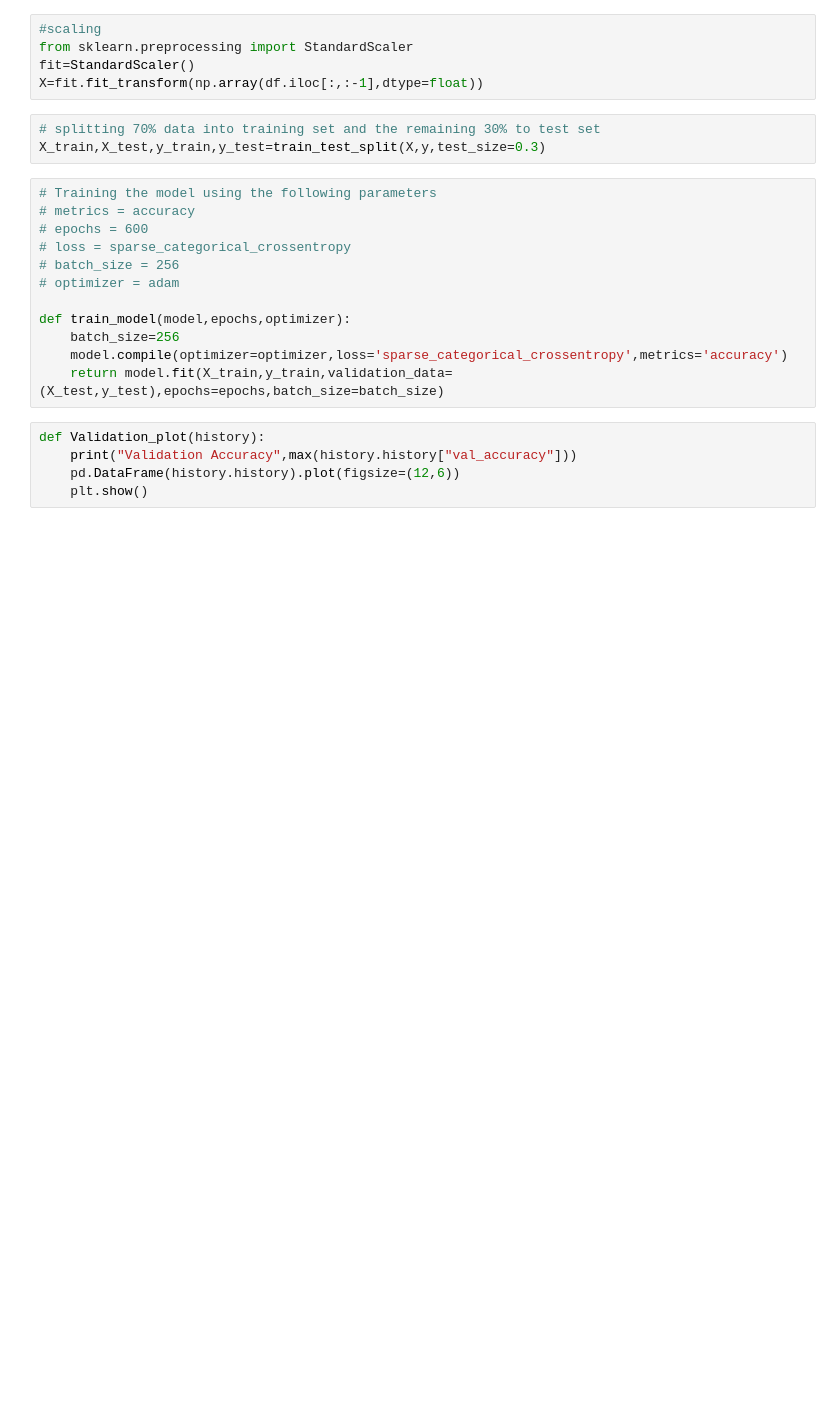
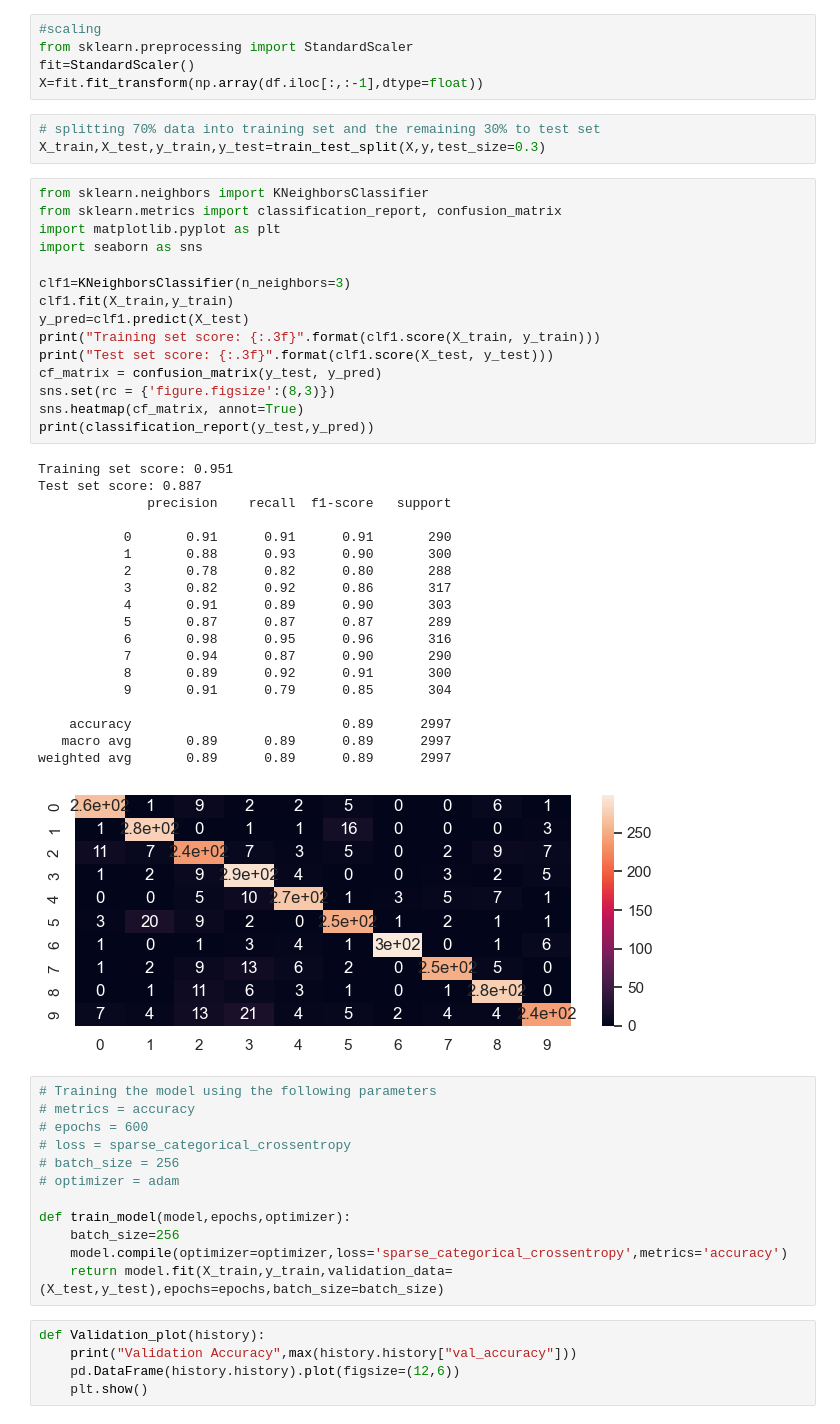
Before and after one commit to adhi-26/Music-Genre-Classification, a Jupyter notebook: music_genre_classification.ipynb, the cells around one changed output. Cells and saved outputs as stored; diff of their text form; blank space fills up the shorter version.

```diff
--- a/music_genre_classification.ipynb
+++ b/music_genre_classification.ipynb
@@ -173,6 +173,41 @@ X=fit.fit_transform(np.array(df.iloc[:,:-1],dtype=float))
 # %%
 # splitting 70% data into training set and the remaining 30% to test set
 X_train,X_test,y_train,y_test=train_test_split(X,y,test_size=0.3)
+# %%
+from sklearn.neighbors import KNeighborsClassifier
+from sklearn.metrics import classification_report, confusion_matrix
+import matplotlib.pyplot as plt
+import seaborn as sns
+
+clf1=KNeighborsClassifier(n_neighbors=3)
+clf1.fit(X_train,y_train)
+y_pred=clf1.predict(X_test)
+print("Training set score: {:.3f}".format(clf1.score(X_train, y_train)))
+print("Test set score: {:.3f}".format(clf1.score(X_test, y_test)))
+cf_matrix = confusion_matrix(y_test, y_pred)
+sns.set(rc = {'figure.figsize':(8,3)})
+sns.heatmap(cf_matrix, annot=True)
+print(classification_report(y_test,y_pred))
+# %% [output]
+Training set score: 0.951
+Test set score: 0.887
+              precision    recall  f1-score   support
+
+           0       0.91      0.91      0.91       290
+           1       0.88      0.93      0.90       300
+           2       0.78      0.82      0.80       288
+           3       0.82      0.92      0.86       317
+           4       0.91      0.89      0.90       303
+           5       0.87      0.87      0.87       289
+           6       0.98      0.95      0.96       316
+           7       0.94      0.87      0.90       290
+           8       0.89      0.92      0.91       300
+           9       0.91      0.79      0.85       304
+
+    accuracy                           0.89      2997
+   macro avg       0.89      0.89      0.89      2997
+weighted avg       0.89      0.89      0.89      2997
+[figure, added]
 # %%
 # Training the model using the following parameters
 # metrics = accuracy
```
Also changed, not shown: parts of 7 cells of this notebook, 1 other file.
